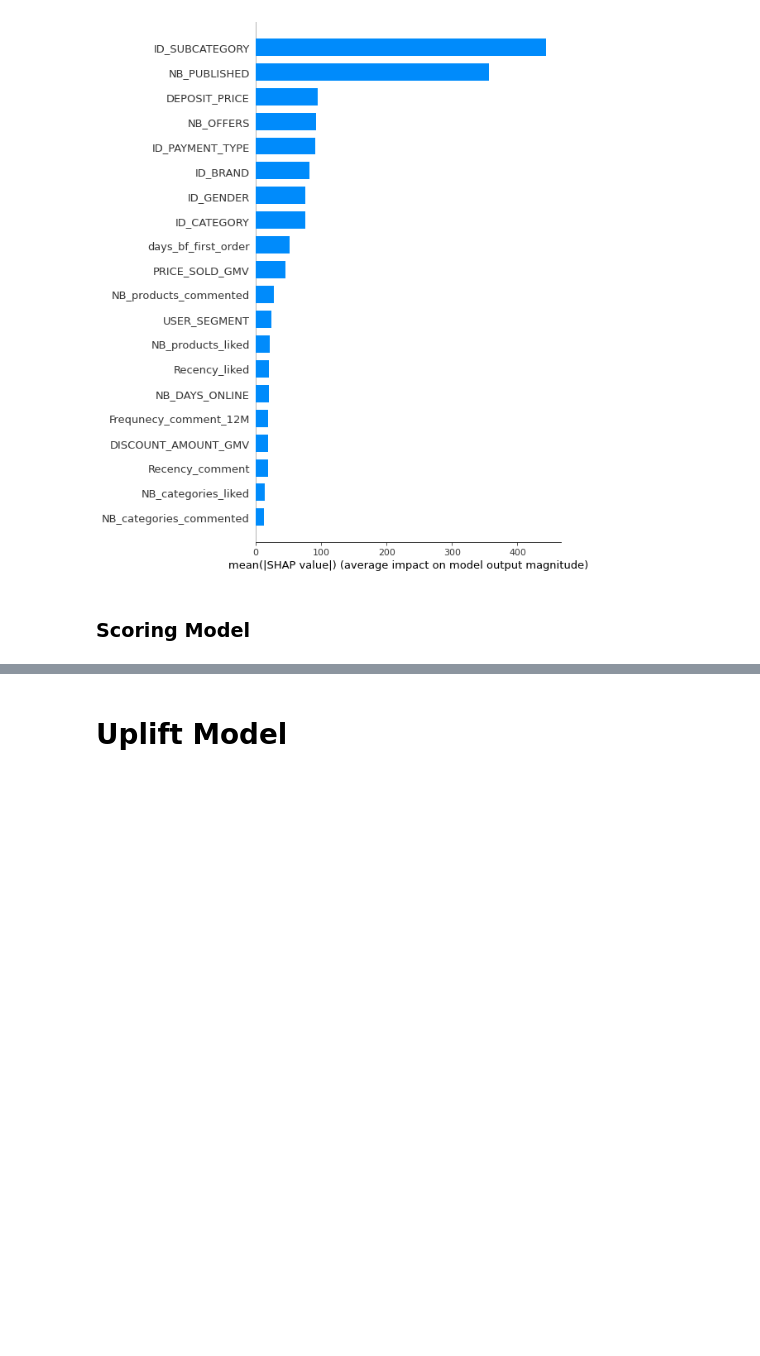
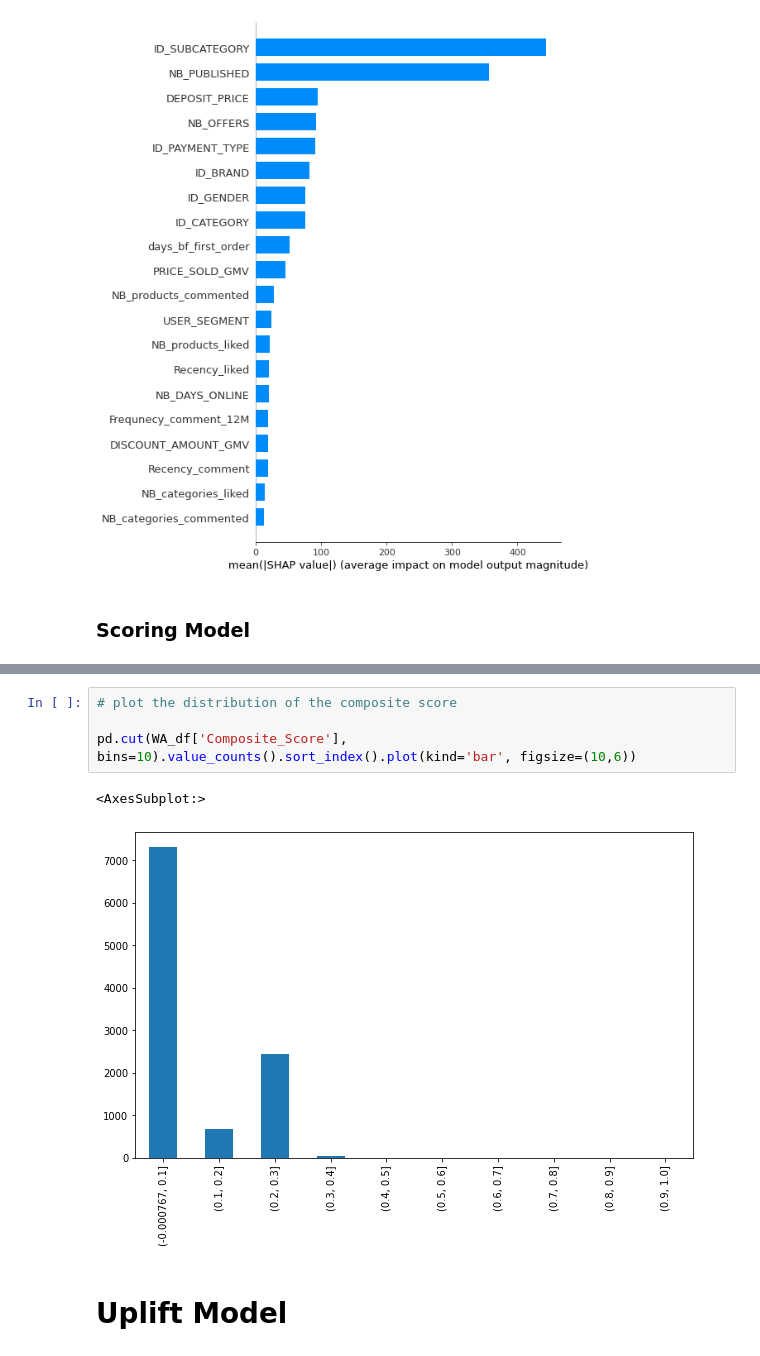
Before and after one commit to ElieTrigano/CRP_VC, a Jupyter notebook: model_products.ipynb, the cells around one changed output, grey strips where cells are left out. Drawn from its saved outputs; the diff is of its cells as text; blank space fills up the shorter version.

```diff
--- a/model_products.ipynb
+++ b/model_products.ipynb
@@ -344,3 +357,10 @@ WA_df.head()
+# %%
+# plot the distribution of the composite score
+
+pd.cut(WA_df['Composite_Score'], bins=10).value_counts().sort_index().plot(kind='bar', figsize=(10,6))
+# %% [output]
+<AxesSubplot:>
+[figure, added]
 # %% [markdown]
 # Uplift Model
 # %%
```
Also changed, not shown: parts of 2 cells of this notebook, 1 other file.
